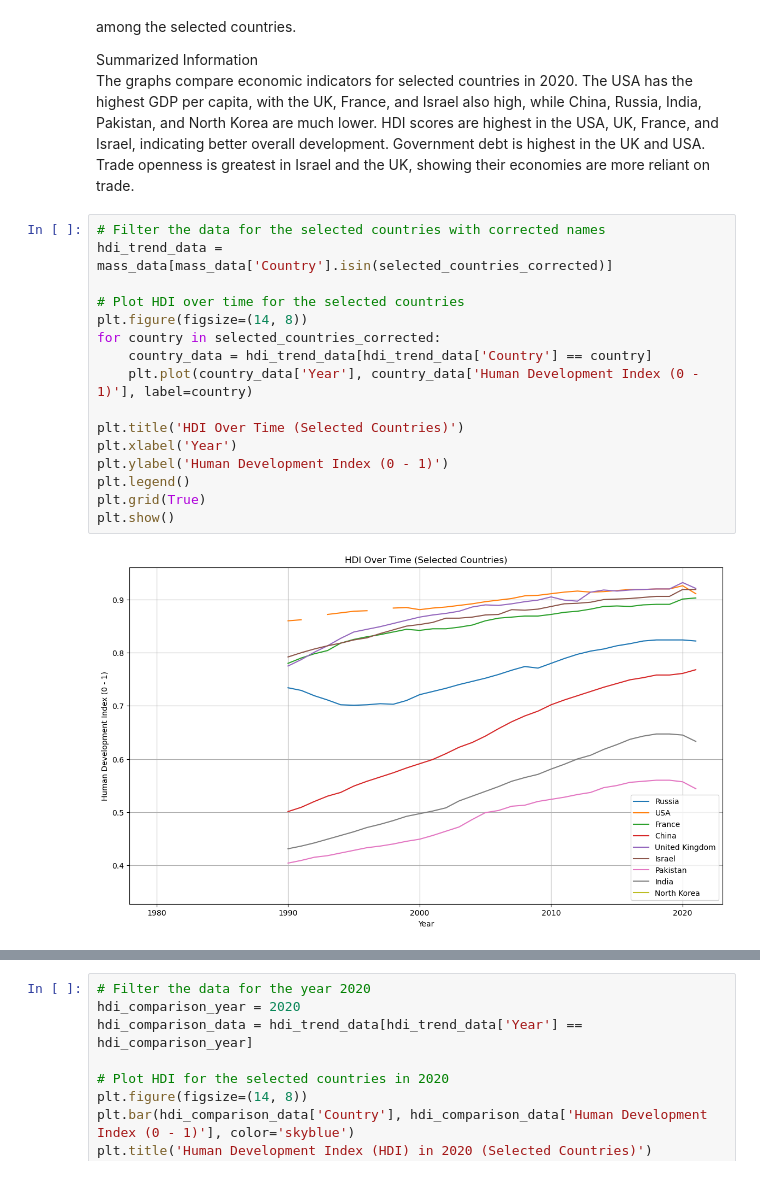
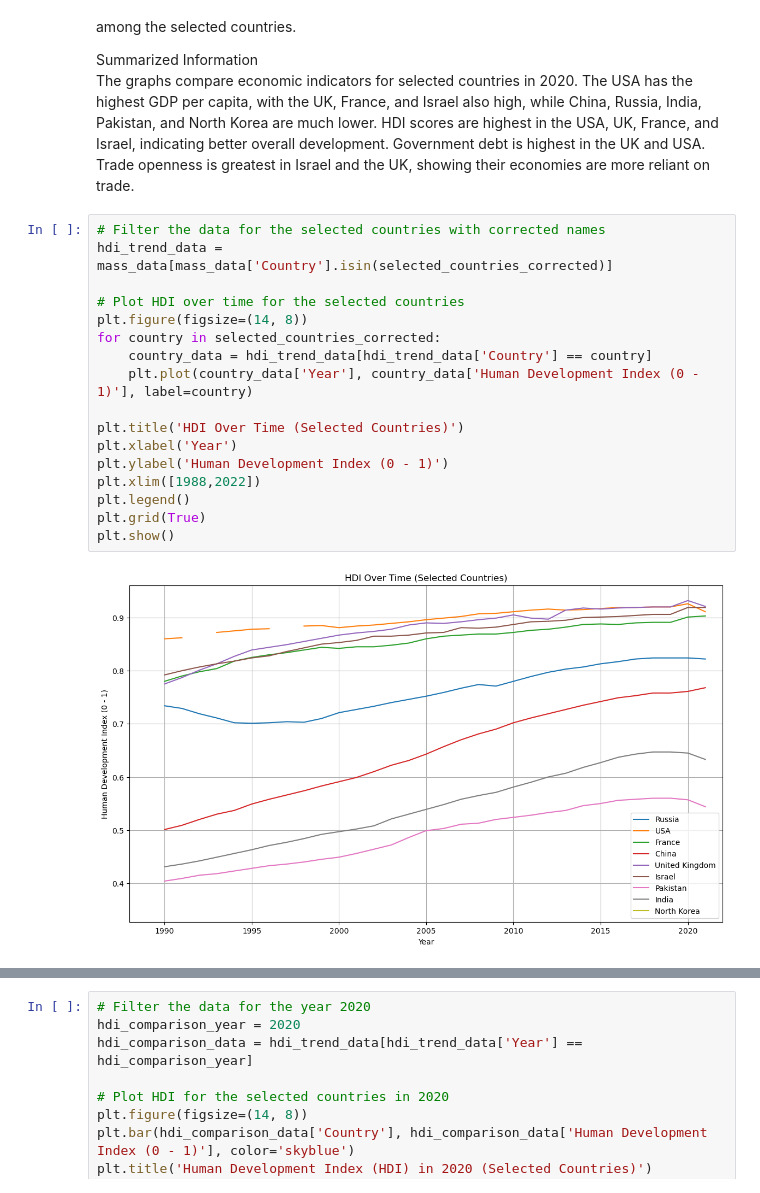
Before and after one commit to Blackbullbjj/eco_v_nukes, a Jupyter notebook: enviornment.ipynb, the cells around one changed output, grey strips where cells are left out. Drawn from its saved outputs; the diff is of its cells as text.

```diff
--- a/enviornment.ipynb
+++ b/enviornment.ipynb
@@ -380,19 +613,20 @@ The graphs compare economic indicators for selected countries in 2020. The USA h
 # %%
 # Filter the data for the selected countries with corrected names
 hdi_trend_data = mass_data[mass_data['Country'].isin(selected_countries_corrected)]
 
 # Plot HDI over time for the selected countries
 plt.figure(figsize=(14, 8))
 for country in selected_countries_corrected:
     country_data = hdi_trend_data[hdi_trend_data['Country'] == country]
     plt.plot(country_data['Year'], country_data['Human Development Index (0 - 1)'], label=country)
 
 plt.title('HDI Over Time (Selected Countries)')
 plt.xlabel('Year')
 plt.ylabel('Human Development Index (0 - 1)')
+plt.xlim([1988,2022])
 plt.legend()
 plt.grid(True)
 plt.show()
 # %% [output]
-[figure, old version]
+[figure, new version]
 # %% [markdown]
```
Also changed, not shown: parts of 21 cells of this notebook, 12 other files.
